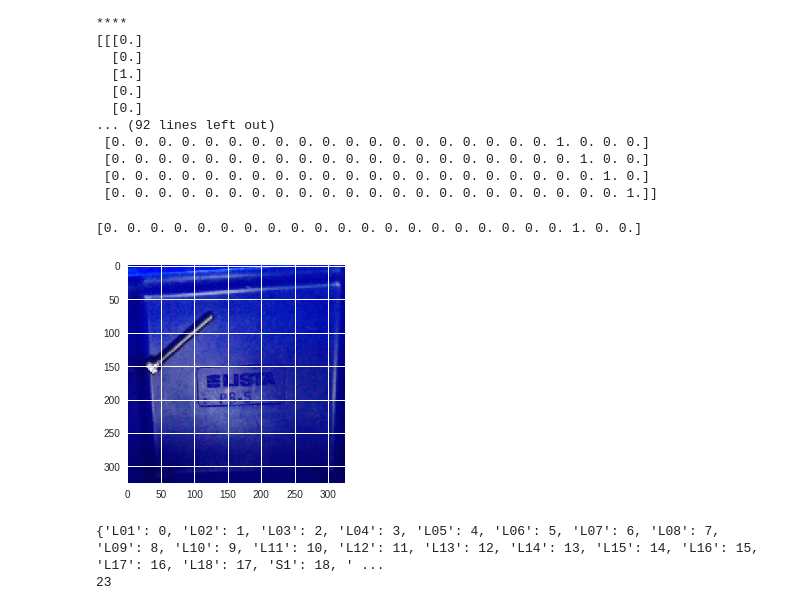
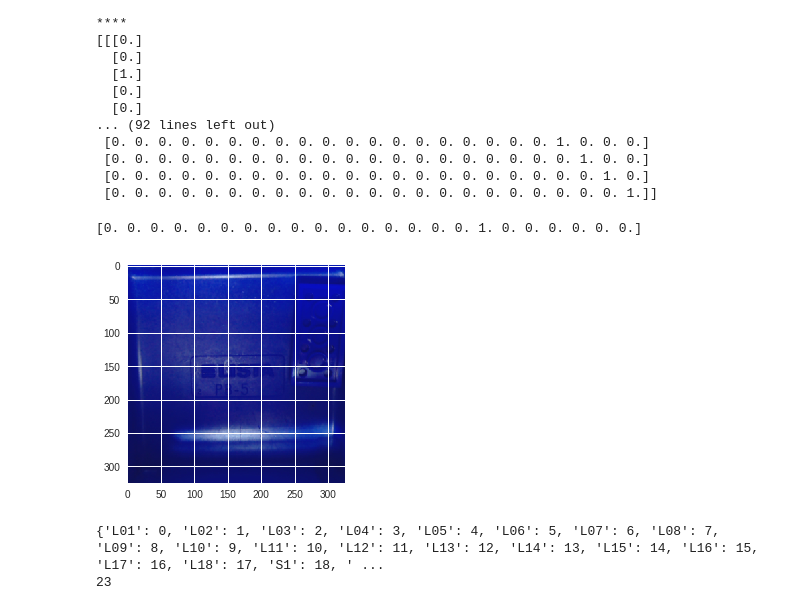
Before and after one commit to tylerlum/Tray_Image_Classifier_A, a Jupyter notebook: Copy_of_ReadData.ipynb, the cells around one changed output. Saved outputs shown, nothing was run; the diff lists cells and outputs as text; code cells hidden in the pictures.

```diff
--- a/Copy_of_ReadData.ipynb
+++ b/Copy_of_ReadData.ipynb
@@ -211,12 +213,12 @@ print(A)
  [0. 0. 0. 0. 0. 0. 0. 0. 0. 0. 0. 0. 0. 0. 0. 0. 0. 0. 0. 0. 0. 1. 0.]
  [0. 0. 0. 0. 0. 0. 0. 0. 0. 0. 0. 0. 0. 0. 0. 0. 0. 0. 0. 0. 0. 0. 1.]]
 # %%
-index = 220
+index = 180
 plt.imshow(X_train[index])
 print(Y_train[:, index])
 # %% [output]
-[0. 0. 0. 0. 0. 0. 0. 0. 0. 0. 0. 0. 0. 0. 0. 0. 0. 0. 0. 0. 1. 0. 0.]
+[0. 0. 0. 0. 0. 0. 0. 0. 0. 0. 0. 0. 0. 0. 0. 0. 1. 0. 0. 0. 0. 0. 0.]
-[figure, old version]
+[figure, new version]
 # %%
 print(one_hot_encode)
 print(len(keys_x))
```
Also changed, not shown: parts of 22 cells of this notebook.
